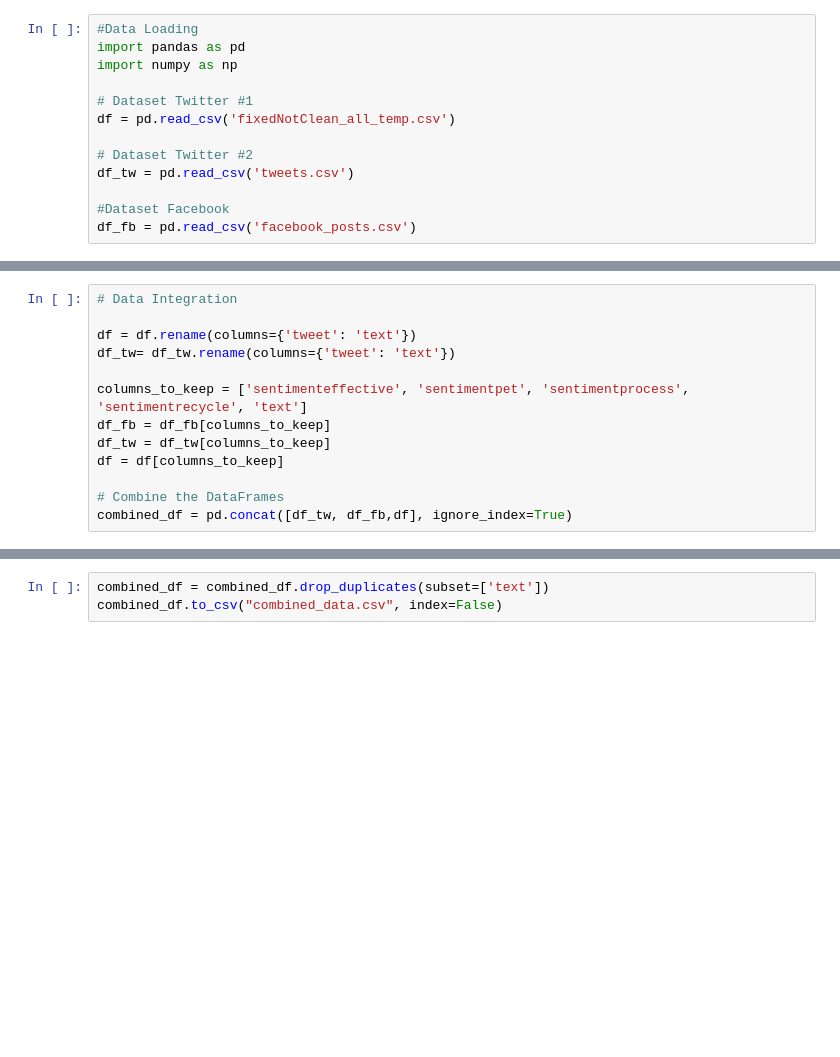
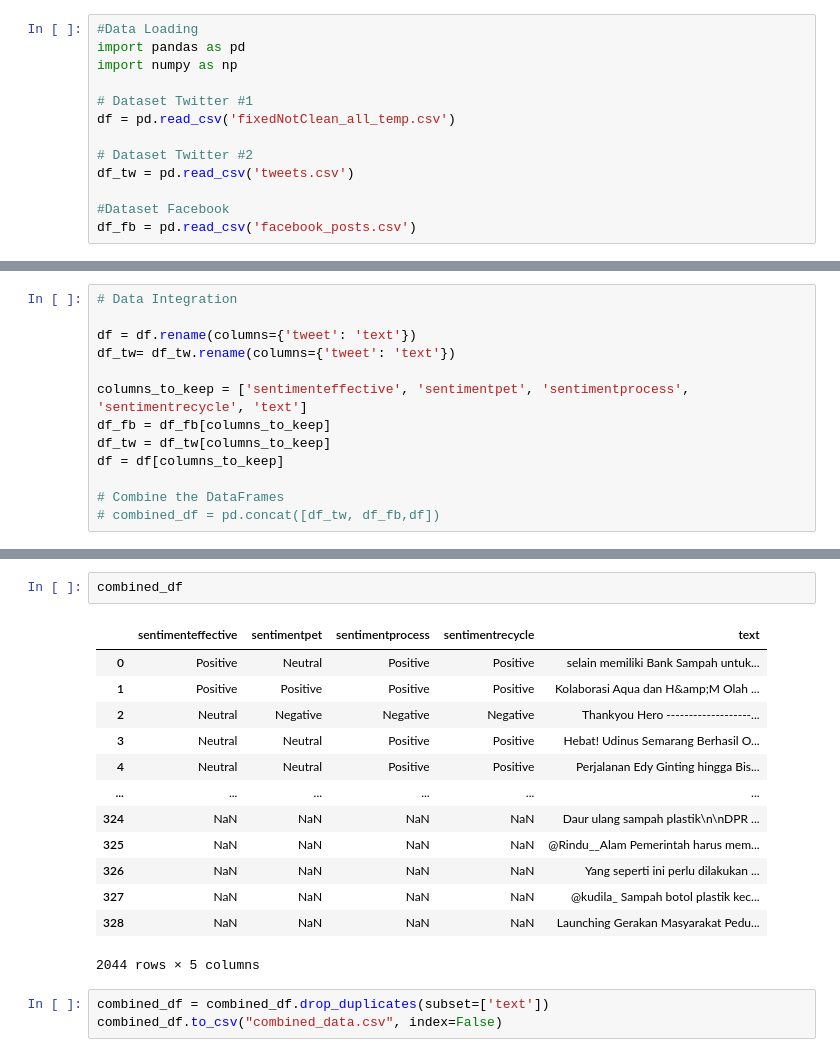
Before and after one commit to SamuelJuang/SentAnalysis_PlasticRecycling, a Jupyter notebook: final_pipeline.ipynb, the cells around one changed output, grey strips where cells are left out. Saved outputs shown, nothing was run; the diff lists cells and outputs as text; blank space fills up the shorter version.

```diff
--- a/final_pipeline.ipynb
+++ b/final_pipeline.ipynb
@@ -23,4 +39,4 @@ df_tw = df_tw[columns_to_keep]
 df = df[columns_to_keep]
 
 # Combine the DataFrames
-combined_df = pd.concat([df_tw, df_fb,df], ignore_index=True)
+# combined_df = pd.concat([df_tw, df_fb,df])
@@ -27,3 +68,19 @@ combined_df = pd.concat([df_tw, df_fb,df], ignore_index=True)
+# %%
+combined_df
+# %% [output]
+|  | sentimenteffective | sentimentpet | sentimentprocess | sentimentrecycle | text |
+| 0 | Positive | Neutral | Positive | Positive | selain memiliki Bank Sampah untuk... |
+| 1 | Positive | Positive | Positive | Positive | Kolaborasi Aqua dan H&amp;M Olah ... |
+| 2 | Neutral | Negative | Negative | Negative | Thankyou Hero -------------------... |
+| 3 | Neutral | Neutral | Positive | Positive | Hebat! Udinus Semarang Berhasil O... |
+| 4 | Neutral | Neutral | Positive | Positive | Perjalanan Edy Ginting hingga Bis... |
+| ... | ... | ... | ... | ... | ... |
+| 324 | NaN | NaN | NaN | NaN | Daur ulang sampah plastik\n\nDPR ... |
+| 325 | NaN | NaN | NaN | NaN | @Rindu__Alam Pemerintah harus mem... |
+| 326 | NaN | NaN | NaN | NaN | Yang seperti ini perlu dilakukan ... |
+| 327 | NaN | NaN | NaN | NaN | @kudila_ Sampah botol plastik kec... |
+| 328 | NaN | NaN | NaN | NaN | Launching Gerakan Masyarakat Pedu... |
+2044 rows × 5 columns
 # %%
 combined_df = combined_df.drop_duplicates(subset=['text'])
 combined_df.to_csv("combined_data.csv", index=False)
```
Also changed, not shown: parts of 5 cells of this notebook, 1 other file.
